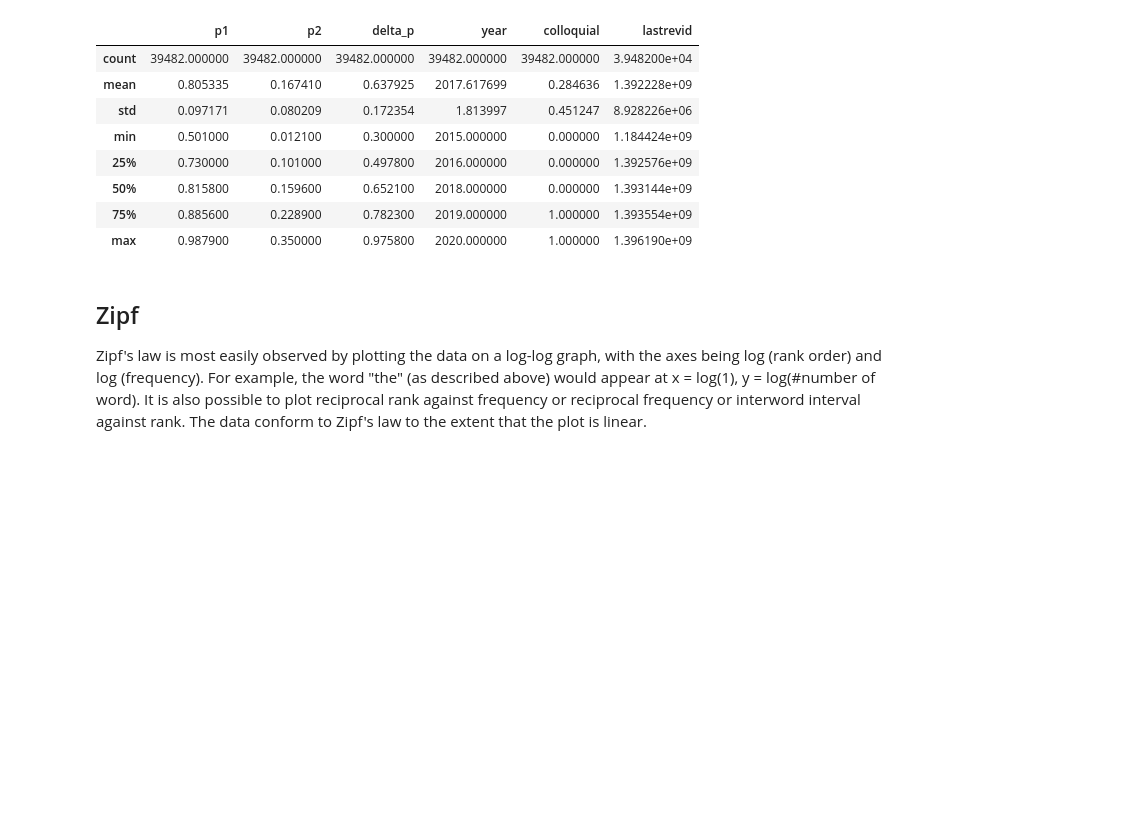
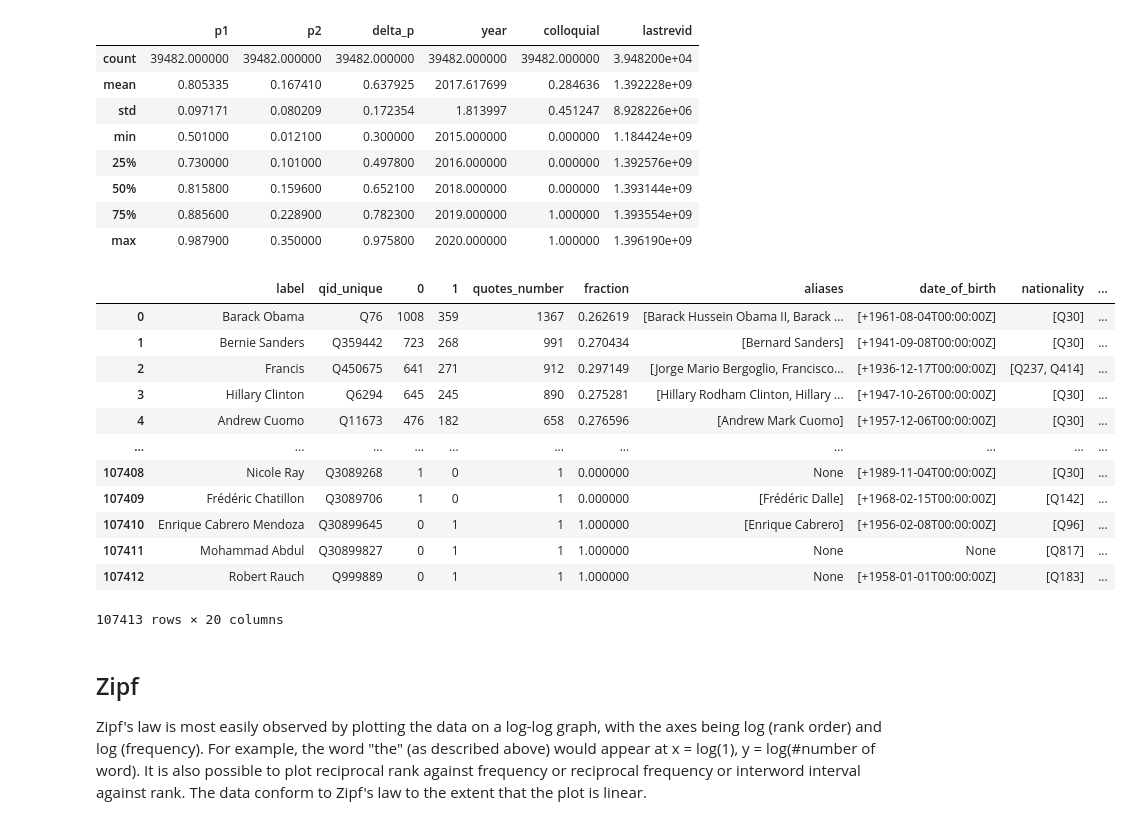
Before and after one commit to epfl-ada/ada-2021-project-adacadabra, a Jupyter notebook: ANALYSIS/Regression.ipynb, the cells around one changed output. Saved outputs shown, nothing was run; the diff lists cells and outputs as text; code cells hidden in the pictures; blank space fills up the shorter version.

```diff
--- a/ANALYSIS/Regression.ipynb
+++ b/ANALYSIS/Regression.ipynb
@@ -40,6 +42,22 @@ df.describe()
 | 50% | 0.815800 | 0.159600 | 0.652100 | 2018.000000 | 0.000000 | 1.393144e+09 |
 | 75% | 0.885600 | 0.228900 | 0.782300 | 2019.000000 | 1.000000 | 1.393554e+09 |
 | max | 0.987900 | 0.350000 | 0.975800 | 2020.000000 | 1.000000 | 1.396190e+09 |
+# %%
+df2
+# %% [output]
+|  | label | qid_unique | 0 | 1 | quotes_number | fraction | aliases | date_of_birth | nationality | ... |
+| 0 | Barack Obama | Q76 | 1008 | 359 | 1367 | 0.262619 | [Barack Hussein Obama II, Barack ... | [+1961-08-04T00:00:00Z] | [Q30] | ... |
+| 1 | Bernie Sanders | Q359442 | 723 | 268 | 991 | 0.270434 | [Bernard Sanders] | [+1941-09-08T00:00:00Z] | [Q30] | ... |
+| 2 | Francis | Q450675 | 641 | 271 | 912 | 0.297149 | [Jorge Mario Bergoglio, Francisco... | [+1936-12-17T00:00:00Z] | [Q237, Q414] | ... |
+| 3 | Hillary Clinton | Q6294 | 645 | 245 | 890 | 0.275281 | [Hillary Rodham Clinton, Hillary ... | [+1947-10-26T00:00:00Z] | [Q30] | ... |
+| 4 | Andrew Cuomo | Q11673 | 476 | 182 | 658 | 0.276596 | [Andrew Mark Cuomo] | [+1957-12-06T00:00:00Z] | [Q30] | ... |
+| ... | ... | ... | ... | ... | ... | ... | ... | ... | ... | ... |
+| 107408 | Nicole Ray | Q3089268 | 1 | 0 | 1 | 0.000000 | None | [+1989-11-04T00:00:00Z] | [Q30] | ... |
+| 107409 | Frédéric Chatillon | Q3089706 | 1 | 0 | 1 | 0.000000 | [Frédéric Dalle] | [+1968-02-15T00:00:00Z] | [Q142] | ... |
+| 107410 | Enrique Cabrero Mendoza | Q30899645 | 0 | 1 | 1 | 1.000000 | [Enrique Cabrero] | [+1956-02-08T00:00:00Z] | [Q96] | ... |
+| 107411 | Mohammad Abdul | Q30899827 | 0 | 1 | 1 | 1.000000 | None | None | [Q817] | ... |
+| 107412 | Robert Rauch | Q999889 | 0 | 1 | 1 | 1.000000 | None | [+1958-01-01T00:00:00Z] | [Q183] | ... |
+107413 rows × 20 columns
 # %% [markdown]
 ## Zipf
 Zipf's law is most easily observed by plotting the data on a log-log graph, with the axes being log (rank order) and log (frequency). For example, the word "the" (as described above) would appear at x = log(1), y = log(#number of word). It is also possible to plot reciprocal rank against frequency or reciprocal frequency or interword interval against rank. The data conform to Zipf's law to the extent that the plot is linear.
```
Also changed, not shown: parts of 2 cells of this notebook.
